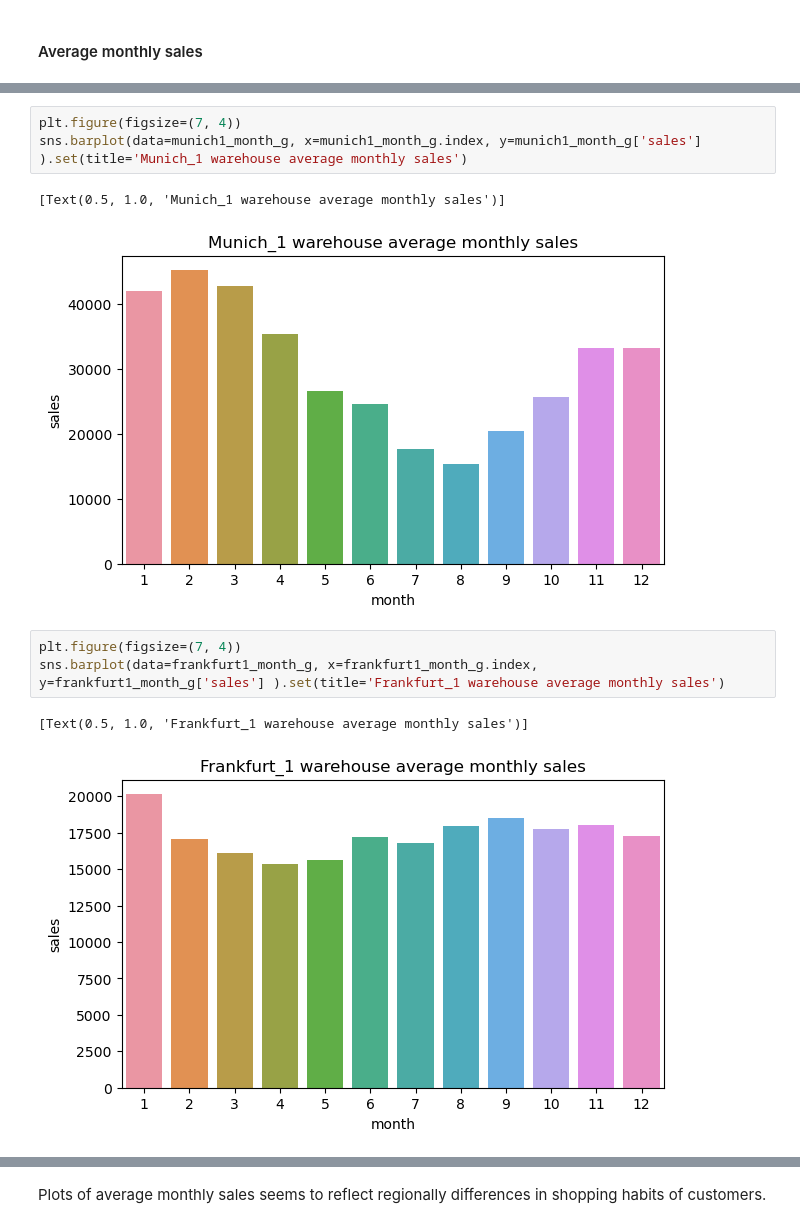
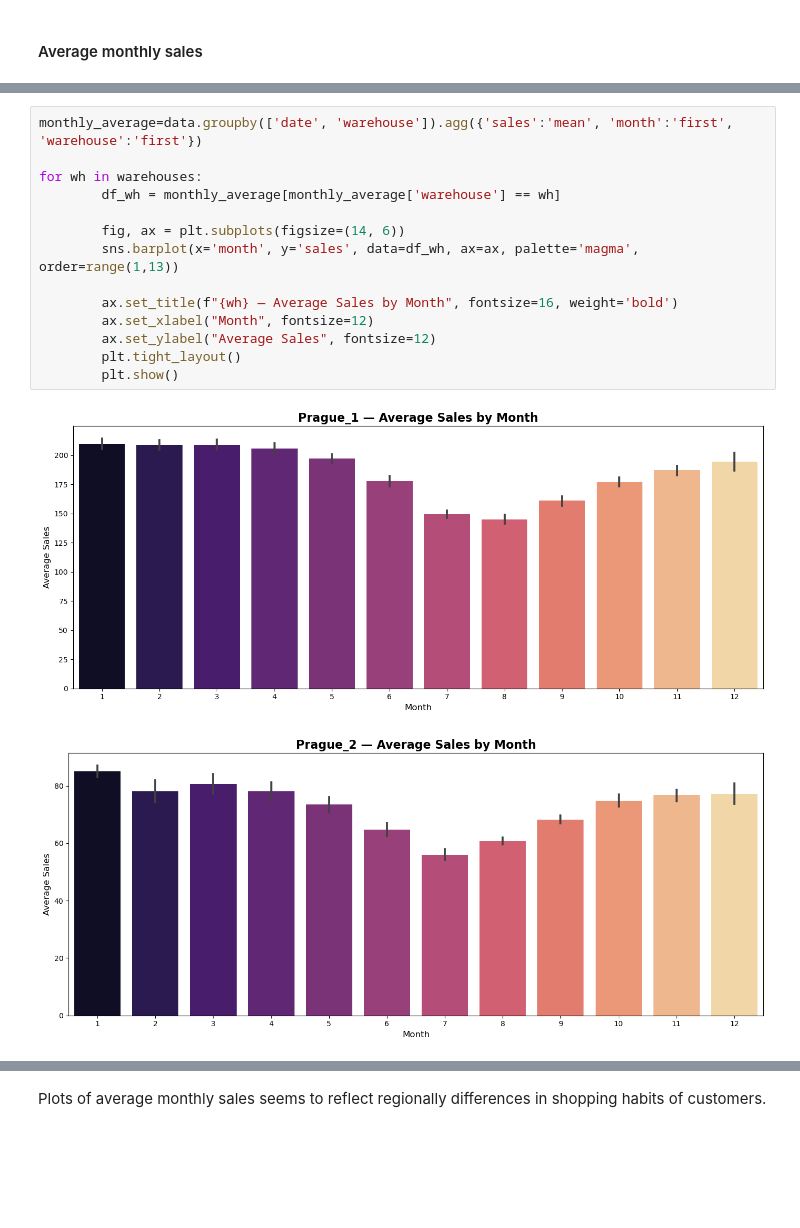
Before and after one commit to lmacakova/rohlik_project, a Jupyter notebook: project.ipynb, the cells around one changed output, grey strips where cells are left out. Cells and saved outputs as stored; diff of their text form; blank space fills up the shorter version.

```diff
--- a/project.ipynb
+++ b/project.ipynb
@@ -484,12 +405,17 @@ sns.barplot(data=budapest1_month_g, x=budapest1_month_g.index, y=budapest1_month
-# %%
-plt.figure(figsize=(7, 4))
-sns.barplot(data=munich1_month_g, x=munich1_month_g.index, y=munich1_month_g['sales'] ).set(title='Munich_1 warehouse average monthly sales')
-# %% [output]
-[Text(0.5, 1.0, 'Munich_1 warehouse average monthly sales')]
-[figure, removed]
-# %%
-plt.figure(figsize=(7, 4))
-sns.barplot(data=frankfurt1_month_g, x=frankfurt1_month_g.index, y=frankfurt1_month_g['sales'] ).set(title='Frankfurt_1 warehouse average monthly sales')
-# %% [output]
-[Text(0.5, 1.0, 'Frankfurt_1 warehouse average monthly sales')]
-[figure, removed]
+# %%
+monthly_average=data.groupby(['date', 'warehouse']).agg({'sales':'mean', 'month':'first', 'warehouse':'first'})
+
+for wh in warehouses:
+        df_wh = monthly_average[monthly_average['warehouse'] == wh]
+
+        fig, ax = plt.subplots(figsize=(14, 6))
+        sns.barplot(x='month', y='sales', data=df_wh, ax=ax, palette='magma', order=range(1,13))
+
+        ax.set_title(f"{wh} — Average Sales by Month", fontsize=16, weight='bold')
+        ax.set_xlabel("Month", fontsize=12)
+        ax.set_ylabel("Average Sales", fontsize=12)
+        plt.tight_layout()
+        plt.show()
+# %% [output]
+[figure, added]
+[figure, added]
```
Also changed, not shown: parts of 114 cells of this notebook, 8 other files.
